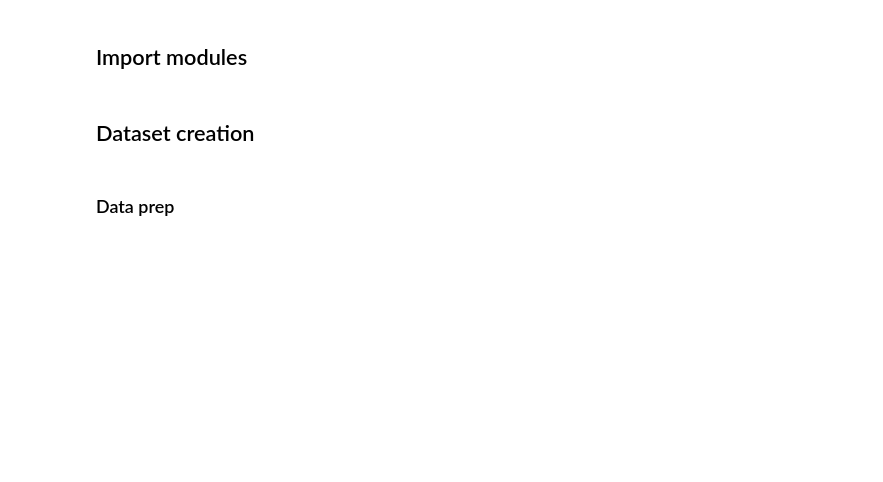
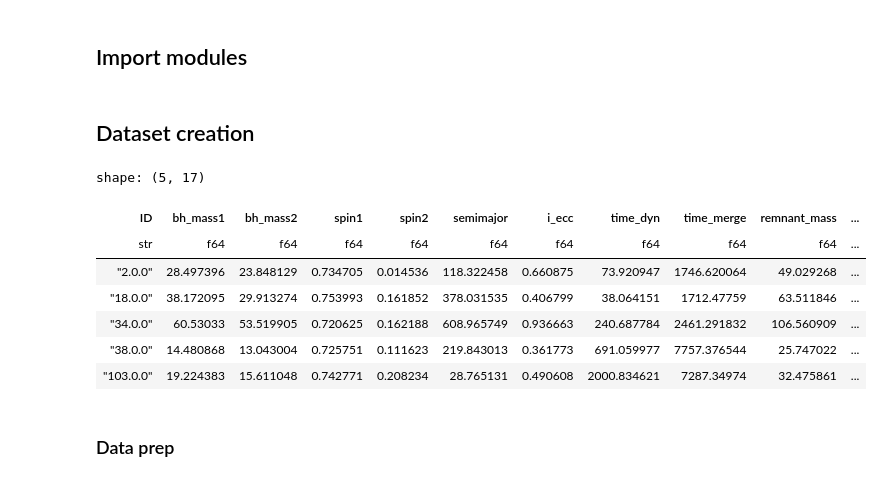
Before and after one commit to EugeniaBoccanera/hm_bbh, a Jupyter notebook: project_v1.ipynb, the cells around one changed output. Cells and saved outputs as stored; diff of their text form; code cells hidden in the pictures; blank space fills up the shorter version.

```diff
--- a/project_v1.ipynb
+++ b/project_v1.ipynb
@@ -154,6 +154,8 @@ def create_dataset(path: str, folders: List[str], mets: List[str], cols: List[st
             else:
 
                 df = df.vstack(file_q.collect())
+
+    df = df.filter(pl.col('c13') <= 13.6*1_000) # remove nth merges that take longer than Hubble time ~ 13.6 Gyr
 
     return df
 
@@ -222,7 +224,16 @@ df = rename_columns(df, new_cols)
 
 df = get_label_ngen(df)
 # %%
-df
+df.head(5)
+# %% [output]
+shape: (5, 17)
+| ID | bh_mass1 | bh_mass2 | spin1 | spin2 | semimajor | i_ecc | time_dyn | time_merge | remnant_mass | ... |
+| str | f64 | f64 | f64 | f64 | f64 | f64 | f64 | f64 | f64 | ... |
+| "2.0.0" | 28.497396 | 23.848129 | 0.734705 | 0.014536 | 118.322458 | 0.660875 | 73.920947 | 1746.620064 | 49.029268 | ... |
+| "18.0.0" | 38.172095 | 29.913274 | 0.753993 | 0.161852 | 378.031535 | 0.406799 | 38.064151 | 1712.47759 | 63.511846 | ... |
+| "34.0.0" | 60.53033 | 53.519905 | 0.720625 | 0.162188 | 608.965749 | 0.936663 | 240.687784 | 2461.291832 | 106.560909 | ... |
+| "38.0.0" | 14.480868 | 13.043004 | 0.725751 | 0.111623 | 219.843013 | 0.361773 | 691.059977 | 7757.376544 | 25.747022 | ... |
+| "103.0.0" | 19.224383 | 15.611048 | 0.742771 | 0.208234 | 28.765131 | 0.490608 | 2000.834621 | 7287.34974 | 32.475861 | ... |
 # %%
 # %%timeit
 # df = create_dataset(path, folders=folder, mets=metallicity)
```
